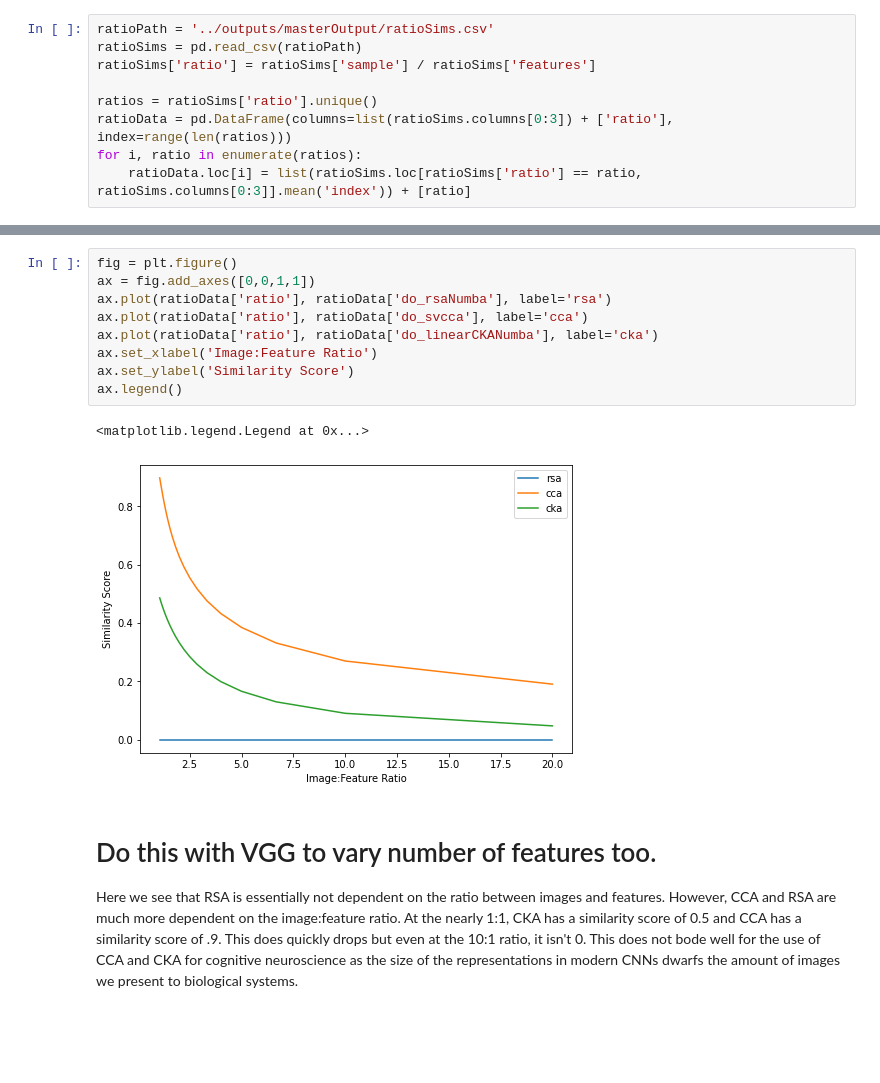
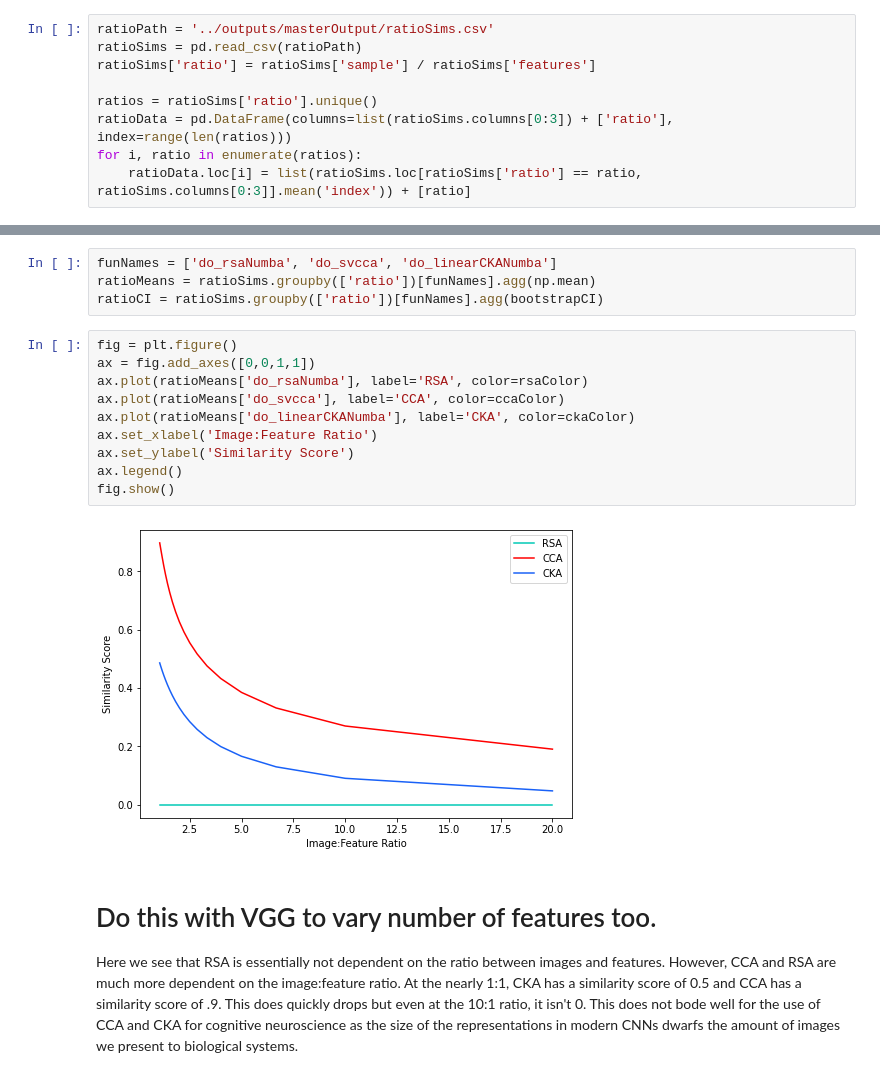
Before and after one commit to VandyCatLab/modelzoo, a Jupyter notebook: notebooks/MasterbookJason.ipynb, the cells around one changed output, grey strips where cells are left out. Saved outputs shown, nothing was run; the diff lists cells and outputs as text; blank space fills up the shorter version.

```diff
--- a/notebooks/MasterbookJason.ipynb
+++ b/notebooks/MasterbookJason.ipynb
@@ -254,15 +436,19 @@ for i, ratio in enumerate(ratios):
+# %%
+funNames = ['do_rsaNumba', 'do_svcca', 'do_linearCKANumba']
+ratioMeans = ratioSims.groupby(['ratio'])[funNames].agg(np.mean)
+ratioCI = ratioSims.groupby(['ratio'])[funNames].agg(bootstrapCI)
 # %%
 fig = plt.figure()
 ax = fig.add_axes([0,0,1,1])
-ax.plot(ratioData['ratio'], ratioData['do_rsaNumba'], label='rsa')
-ax.plot(ratioData['ratio'], ratioData['do_svcca'], label='cca')
-ax.plot(ratioData['ratio'], ratioData['do_linearCKANumba'], label='cka')
+ax.plot(ratioMeans['do_rsaNumba'], label='RSA', color=rsaColor)
+ax.plot(ratioMeans['do_svcca'], label='CCA', color=ccaColor)
+ax.plot(ratioMeans['do_linearCKANumba'], label='CKA', color=ckaColor)
 ax.set_xlabel('Image:Feature Ratio')
 ax.set_ylabel('Similarity Score')
 ax.legend()
+fig.show()
 # %% [output]
-<matplotlib.legend.Legend at 0x...>
-[figure, old version]
+[figure, new version]
 # %% [markdown]
 # Do this with VGG to vary number of features too.
 
```
Also changed, not shown: parts of 22 cells of this notebook.
